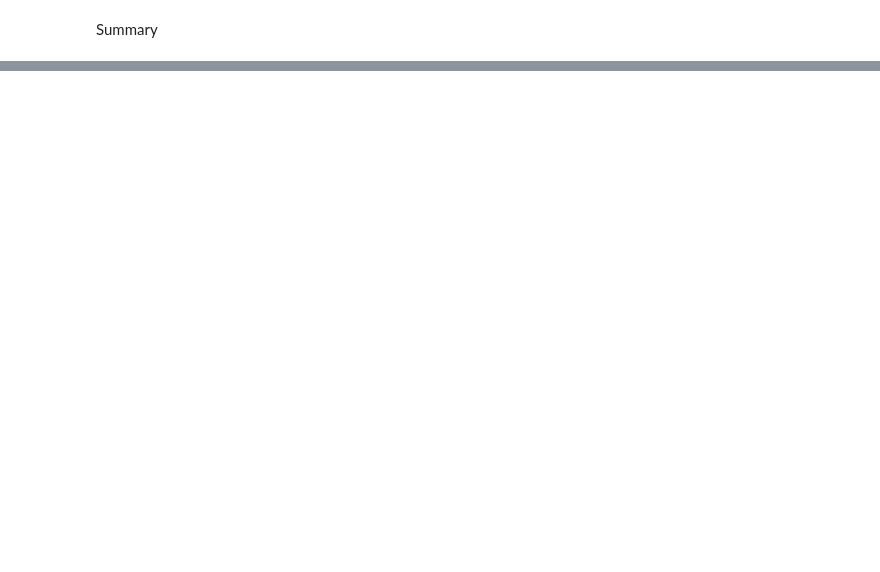
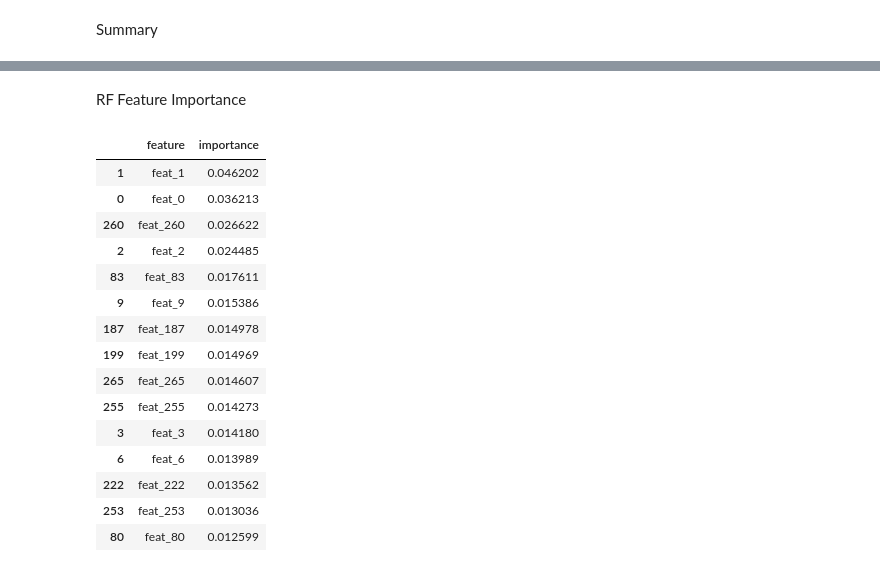
Before and after one commit to kishlaykumar1995/oncology-reliability-test, a Jupyter notebook: ReliabilityModeling.ipynb, the cells around one changed output, grey strips where cells are left out. Cells and saved outputs as stored; diff of their text form; code cells hidden in the pictures; blank space fills up the shorter version.

```diff
--- a/ReliabilityModeling.ipynb
+++ b/ReliabilityModeling.ipynb
@@ -346,0 +550,31 @@ GradBoost + SVD (k=5)         : nan ± nan
+# %%
+from sklearn.linear_model import LogisticRegression
+from sklearn.ensemble import RandomForestClassifier
+import numpy as np
+import pandas as pd
+
+# If you already have these, this cell just refits on the full data.
+log_reg_full = LogisticRegression(
+    solver="lbfgs",
+    max_iter=2000,
+    n_jobs=-1
+)
+log_reg_full.fit(X, y)
+
+rf_full = RandomForestClassifier(
+    n_estimators=300,
+    random_state=42,
+    n_jobs=-1
+)
+rf_full.fit(X, y)
+
+# Feature names: adjust this if you already have a list of names.
+# If your features were originally in a DataFrame called df_features:
+# feature_names = list(df_features.columns)
+
+try:
+    feature_names  # if already defined, this won't run
+except NameError:
+    feature_names = [f"feat_{i}" for i in range(X.shape[1])]
+
+len(feature_names), X.shape[1]
@@ -346,0 +641,26 @@ GradBoost + SVD (k=5)         : nan ± nan
+# %% [markdown]
+RF Feature Importance
+# %%
+rf_importance = pd.DataFrame({
+    "feature": feature_names,
+    "importance": rf_full.feature_importances_
+}).sort_values("importance", ascending=False)
+
+rf_importance.head(15)
+# %% [output]
+|  | feature | importance |
+| 1 | feat_1 | 0.046202 |
+| 0 | feat_0 | 0.036213 |
+| 260 | feat_260 | 0.026622 |
+| 2 | feat_2 | 0.024485 |
+| 83 | feat_83 | 0.017611 |
+| 9 | feat_9 | 0.015386 |
+| 187 | feat_187 | 0.014978 |
+| 199 | feat_199 | 0.014969 |
+| 265 | feat_265 | 0.014607 |
+| 255 | feat_255 | 0.014273 |
+| 3 | feat_3 | 0.014180 |
+| 6 | feat_6 | 0.013989 |
+| 222 | feat_222 | 0.013562 |
+| 253 | feat_253 | 0.013036 |
+| 80 | feat_80 | 0.012599 |
```
Also changed, not shown: parts of 26 cells of this notebook, 4 other files.
